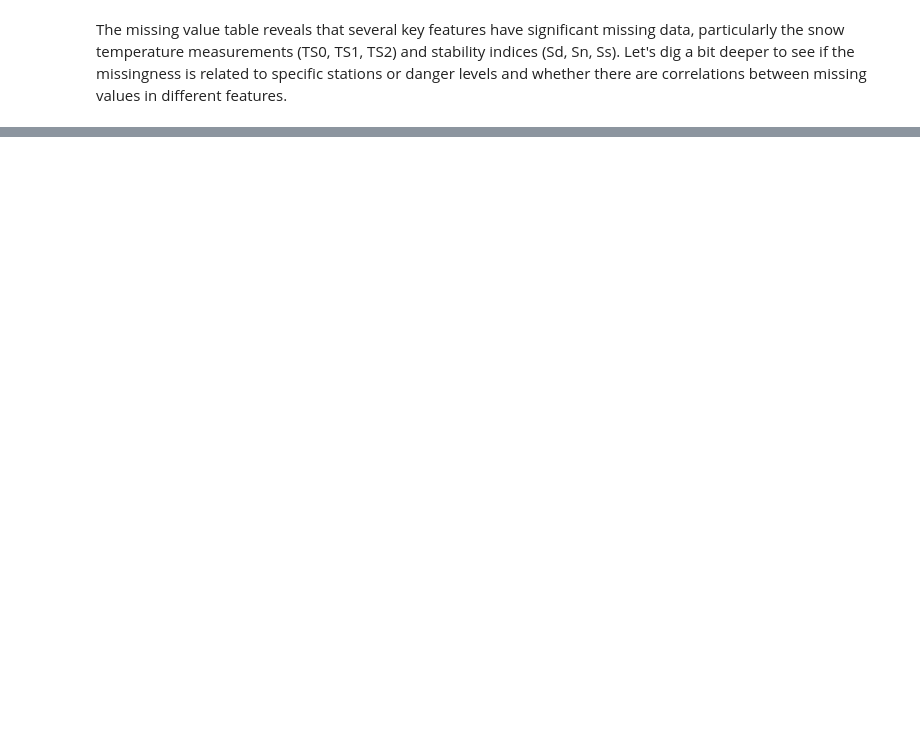
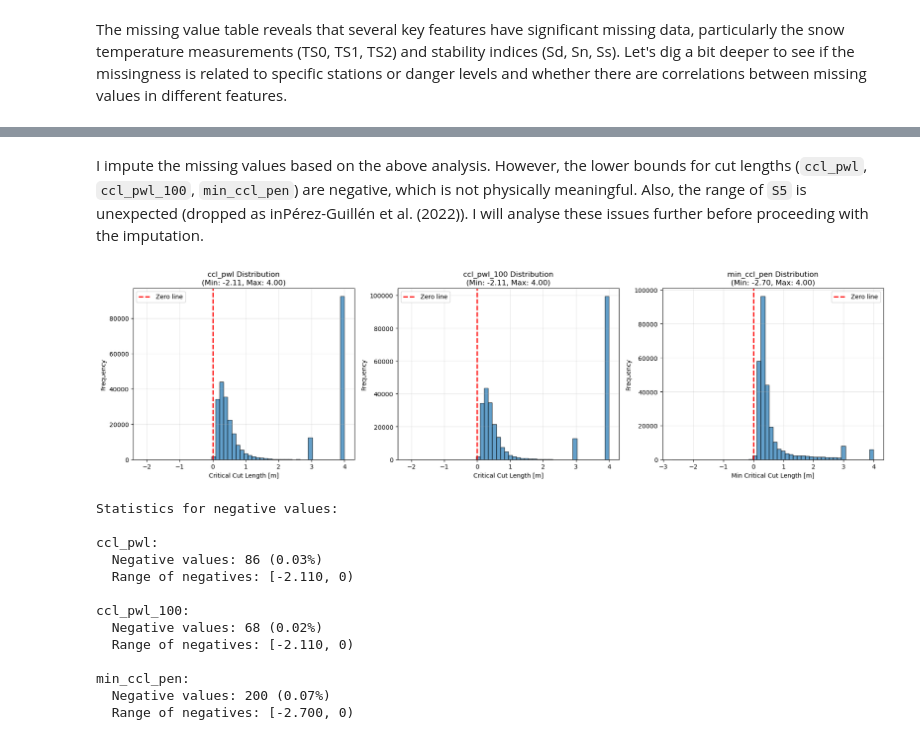
Before and after one commit to FPfenniger/AvalancheRiskProject, a Jupyter notebook: 1_Preprocessing.ipynb, the cells around one changed output, grey strips where cells are left out. Cells and saved outputs as stored; diff of their text form; code cells hidden in the pictures; blank space fills up the shorter version.

```diff
--- a/1_Preprocessing.ipynb
+++ b/1_Preprocessing.ipynb
@@ -248,0 +224,18 @@ The analysis above suggests the following:
+# %%
+# elevation_th imputation
+def impute_elevation_th(row):
+    if pd.isnull(row['elevation_th']):
+        if row['dangerLevel'] == 1:
+            return 0
+        else:
+            return row['elevation']
+    else:
+        return row['elevation_th']
+
+imis_df['elevation_th'] = imis_df.apply(impute_elevation_th, axis=1)
+# %%
+# Drop temperature measurements
+imis_df.drop(columns=['TS0', 'TS1', 'TS2', 'TSG', 'TSS_meas', 'T_bottom'], inplace=True)
+# %%
+# Drop categorical pwl indicators
+imis_df.drop(columns=['pwl_100', 'base_pwl'], inplace=True)
@@ -248,0 +283,60 @@ The analysis above suggests the following:
+# %% [markdown]
+I impute the missing values based on the above analysis. However, the lower bounds for cut lengths (`ccl_pwl`, `ccl_pwl_100`, `min_ccl_pen`) are negative, which is not physically meaningful. Also, the range of `S5` is unexpected (dropped as inPérez-Guillén et al. (2022)). I will analyse these issues further before proceeding with the imputation.
+# %%
+# Plot distributions of critical cut lengths
+fig, axes = plt.subplots(1, 3, figsize=(18, 5))
+
+# ccl_pwl
+axes[0].hist(imis_df['ccl_pwl'].dropna(), bins=50, edgecolor='black', alpha=0.7)
+axes[0].axvline(x=0, color='red', linestyle='--', linewidth=2, label='Zero line')
+axes[0].set_xlabel('Critical Cut Length [m]')
+axes[0].set_ylabel('Frequency')
+axes[0].set_title(f'ccl_pwl Distribution\n(Min: {imis_df["ccl_pwl"].min():.2f}, Max: {imis_df["ccl_pwl"].max():.2f})')
+axes[0].legend()
+axes[0].grid(True, alpha=0.3)
+
+# ccl_pwl_100
+axes[1].hist(imis_df['ccl_pwl_100'].dropna(), bins=50, edgecolor='black', alpha=0.7)
+axes[1].axvline(x=0, color='red', linestyle='--', linewidth=2, label='Zero line')
+axes[1].set_xlabel('Critical Cut Length [m]')
+axes[1].set_ylabel('Frequency')
+axes[1].set_title(f'ccl_pwl_100 Distribution\n(Min: {imis_df["ccl_pwl_100"].min():.2f}, Max: {imis_df["ccl_pwl_100"].max():.2f})')
+axes[1].legend()
+axes[1].grid(True, alpha=0.3)
+
+# min_ccl_pen
+axes[2].hist(imis_df['min_ccl_pen'].dropna(), bins=50, edgecolor='black', alpha=0.7)
+axes[2].axvline(x=0, color='red', linestyle='--', linewidth=2, label='Zero line')
+axes[2].set_xlabel('Min Critical Cut Length [m]')
+axes[2].set_ylabel('Frequency')
+axes[2].set_title(f'min_ccl_pen Distribution\n(Min: {imis_df["min_ccl_pen"].min():.2f}, Max: {imis_df["min_ccl_pen"].max():.2f})')
+axes[2].legend()
+axes[2].grid(True, alpha=0.3)
+
+plt.tight_layout()
+plt.show()
+
+# Statistics for negative values
+print("Statistics for negative values:\n")
+for col in ['ccl_pwl', 'ccl_pwl_100', 'min_ccl_pen']:
+    negative_count = (imis_df[col] < 0).sum()
+    negative_pct = (negative_count / imis_df[col].notna().sum()) * 100
+    print(f"{col}:")
+    print(f"  Negative values: {negative_count} ({negative_pct:.2f}%)")
+    print(f"  Range of negatives: [{imis_df[col].min():.3f}, 0)")
+    print()
+# %% [output]
+[figure, added]
+Statistics for negative values:
+
+ccl_pwl:
+  Negative values: 86 (0.03%)
+  Range of negatives: [-2.110, 0)
+
+ccl_pwl_100:
+  Negative values: 68 (0.02%)
+  Range of negatives: [-2.110, 0)
+
+min_ccl_pen:
+  Negative values: 200 (0.07%)
+  Range of negatives: [-2.700, 0)
```
Also changed, not shown: parts of 8 cells of this notebook.
